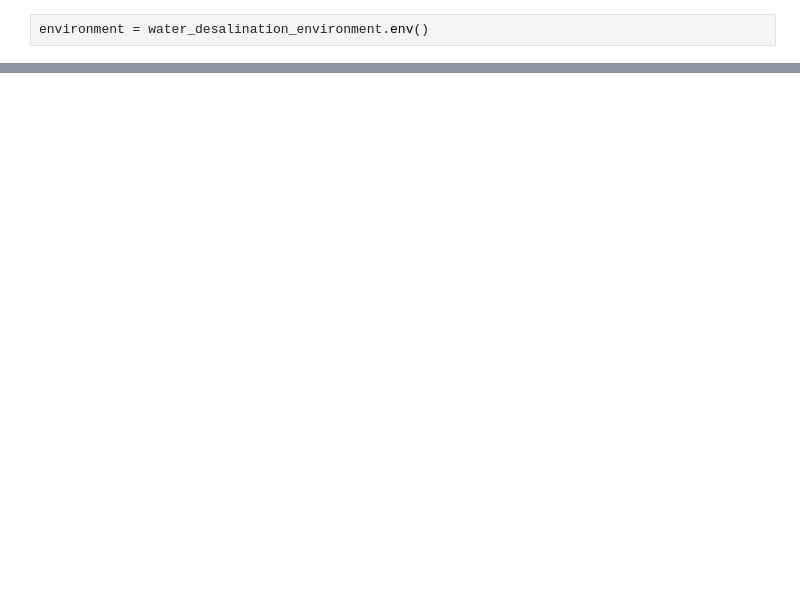
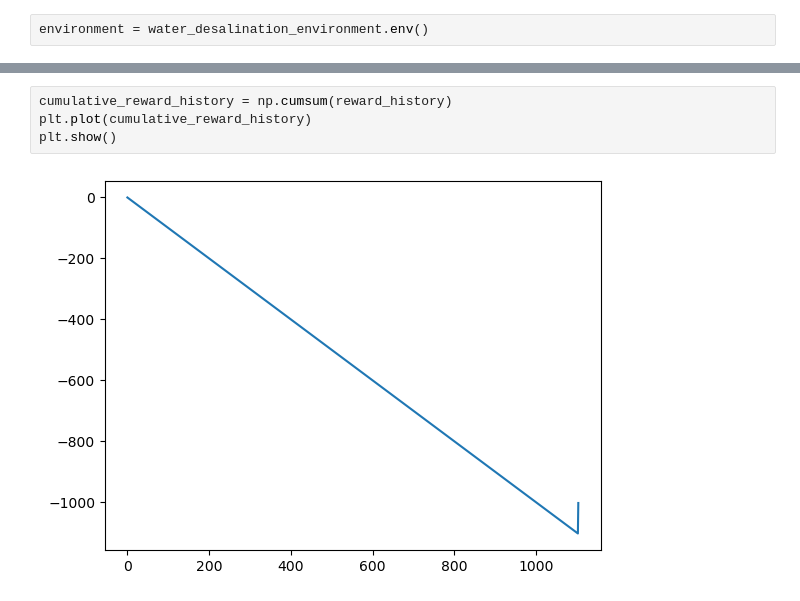
Before and after one commit to Mario-16180/water_desalination, a Jupyter notebook: testing.ipynb, the cells around one changed output, grey strips where cells are left out. Cells and saved outputs as stored; diff of their text form; blank space fills up the shorter version.

```diff
--- a/testing.ipynb
+++ b/testing.ipynb
@@ -20,0 +36,6 @@ Box([-4.8000002e+00 -3.4028235e+38 -4.1887903e-01 -3.4028235e+38], [4.8000002e+0
+# %%
+cumulative_reward_history = np.cumsum(reward_history)
+plt.plot(cumulative_reward_history)
+plt.show()
+# %% [output]
+[figure, added]
```
Also changed, not shown: parts of 11 cells of this notebook, 1 other file.
